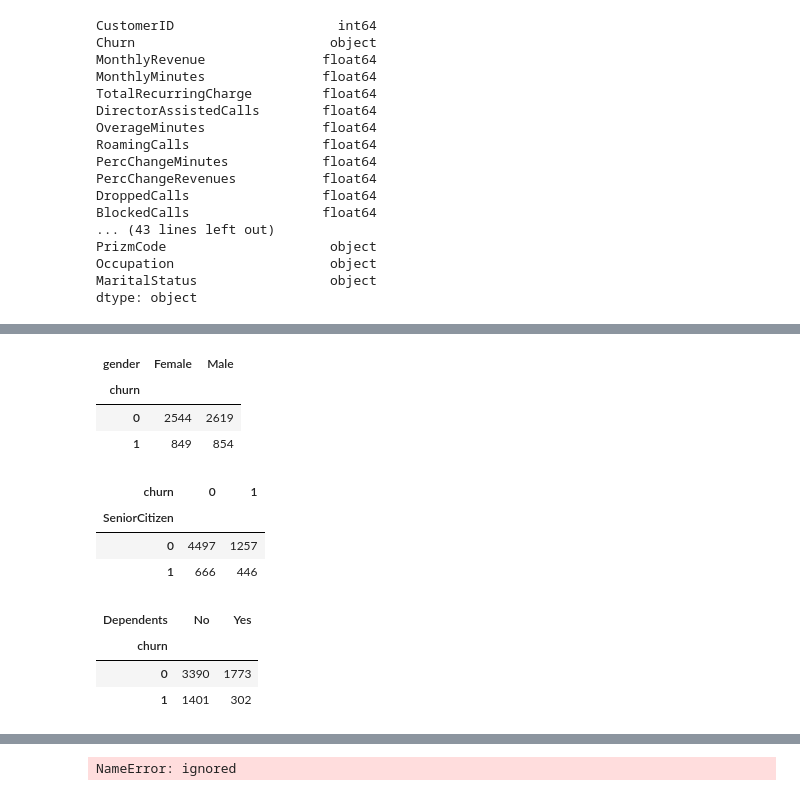
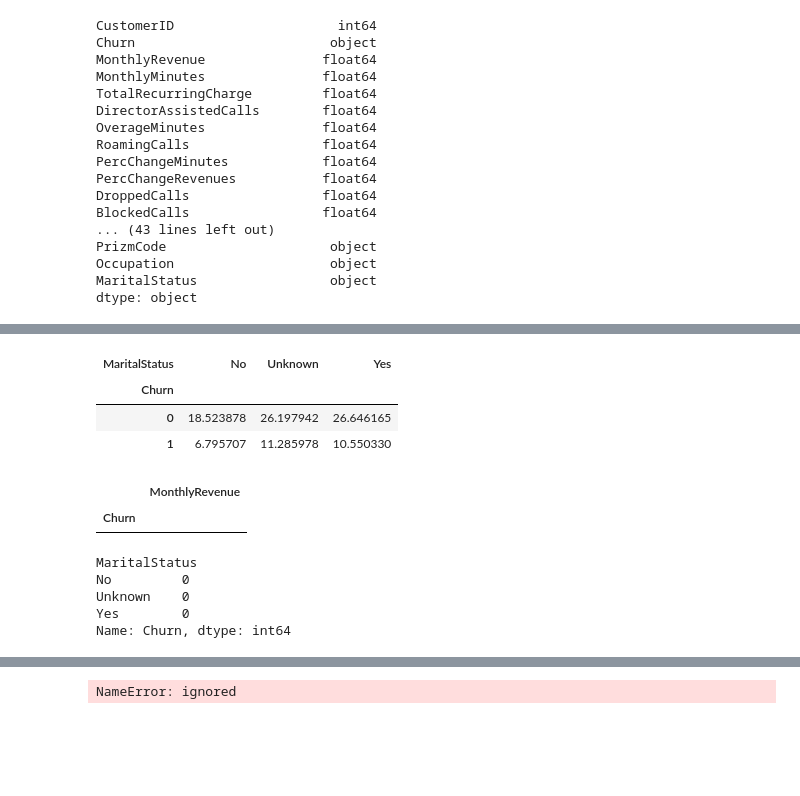
Before and after one commit to vijayvaradh/Telco_churn-prediction, a Jupyter notebook: Churn_prediction_model_.ipynb, the cells around one changed output, grey strips where cells are left out. Drawn from its saved outputs; the diff is of its cells as text; code cells hidden in the pictures; blank space fills up the shorter version.

```diff
--- a/Churn_prediction_model_.ipynb
+++ b/Churn_prediction_model_.ipynb
@@ -102,15 +98,0 @@ df['MeanMonthlyCharge'] = pd.to_numeric(df['MeanMonthlyCharge'], errors ='coerce
-# %%
-import matplotlib.pyplot as plt
-pd.crosstab(df.churn,df.gender)
-# %% [output]
-| gender | Female | Male |
-| churn |  |  |
-| 0 | 2544 | 2619 |
-| 1 | 849 | 854 |
-# %%
-pd.crosstab(df.SeniorCitizen, df.churn)
-# %% [output]
-| churn | 0 | 1 |
-| SeniorCitizen |  |  |
-| 0 | 4497 | 1257 |
-| 1 | 666 | 446 |
@@ -135,7 +99,12 @@ df['TechSupport'] =  df['TechSupport'].astype('str')
-# %%
-pd.crosstab(df.churn,df.Dependents, df.Tenure, aggfunc='count').round()
-# %% [output]
-| Dependents | No | Yes |
-| churn |  |  |
-| 0 | 3390 | 1773 |
-| 1 | 1401 | 302 |
+# %%
+pd.crosstab(df_train.Churn,df_train.MaritalStatus).apply(lambda r: r/len(df_train.Churn), axis=1)*100
+# %% [output]
+| MaritalStatus | No | Unknown | Yes |
+| Churn |  |  |  |
+| 0 | 18.523878 | 26.197942 | 26.646165 |
+| 1 | 6.795707 | 11.285978 | 10.550330 |
+# %%
+df_train[['MonthlyRevenue','Churn']].groupby('Churn').mean()
+# %% [output]
+|  | MonthlyRevenue |
+| Churn |  |
@@ -142 +113,10 @@ pd.crosstab(df.churn,df.Dependents, df.Tenure, aggfunc='count').round()
+# %%
+churn= df_train.groupby('MaritalStatus')['Churn'].count()
+churn.head(10)
+# %% [output]
+MaritalStatus
+No         0
+Unknown    0
+Yes        0
+Name: Churn, dtype: int64
 # %%
```
Also changed, not shown: parts of 10 cells of this notebook.
